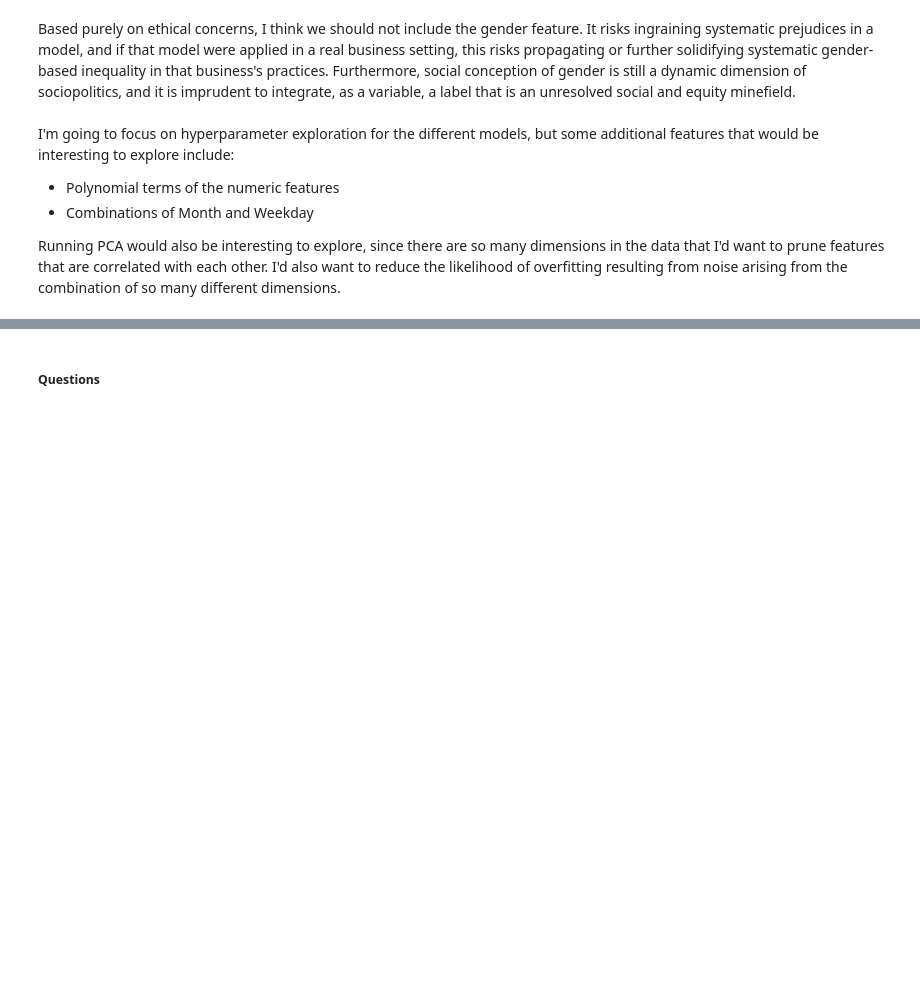
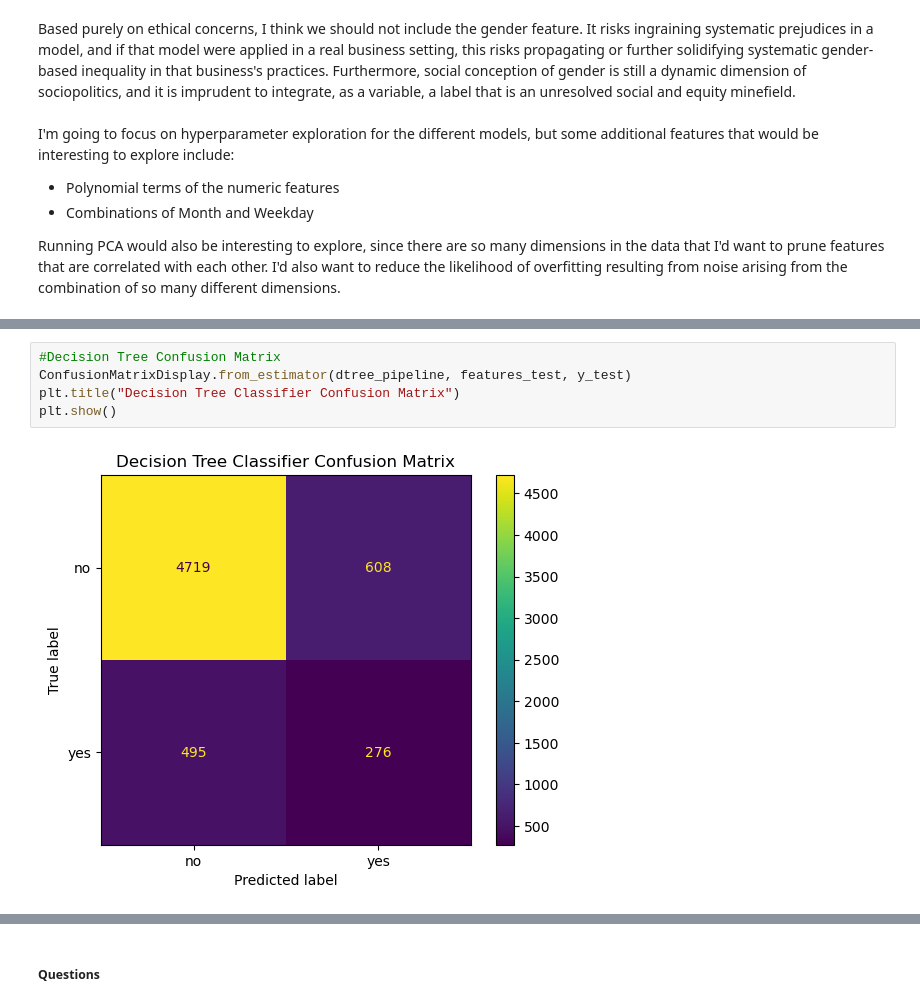
Before and after one commit to cassyt821/AI_ML-Portfolio, a Jupyter notebook: Assignment 17.1/prompt_III.ipynb, the cells around one changed output, grey strips where cells are left out. Saved outputs shown, nothing was run; the diff lists cells and outputs as text; blank space fills up the shorter version.

```diff
--- a/Assignment 17.1/prompt_III.ipynb
+++ b/Assignment 17.1/prompt_III.ipynb
@@ -348,0 +365,7 @@ Running PCA would also be interesting to explore, since there are so many dimens
+# %%
+#Decision Tree Confusion Matrix
+ConfusionMatrixDisplay.from_estimator(dtree_pipeline, features_test, y_test)
+plt.title("Decision Tree Classifier Confusion Matrix")
+plt.show()
+# %% [output]
+[figure, added]
```
Also changed, not shown: parts of 4 cells of this notebook.
